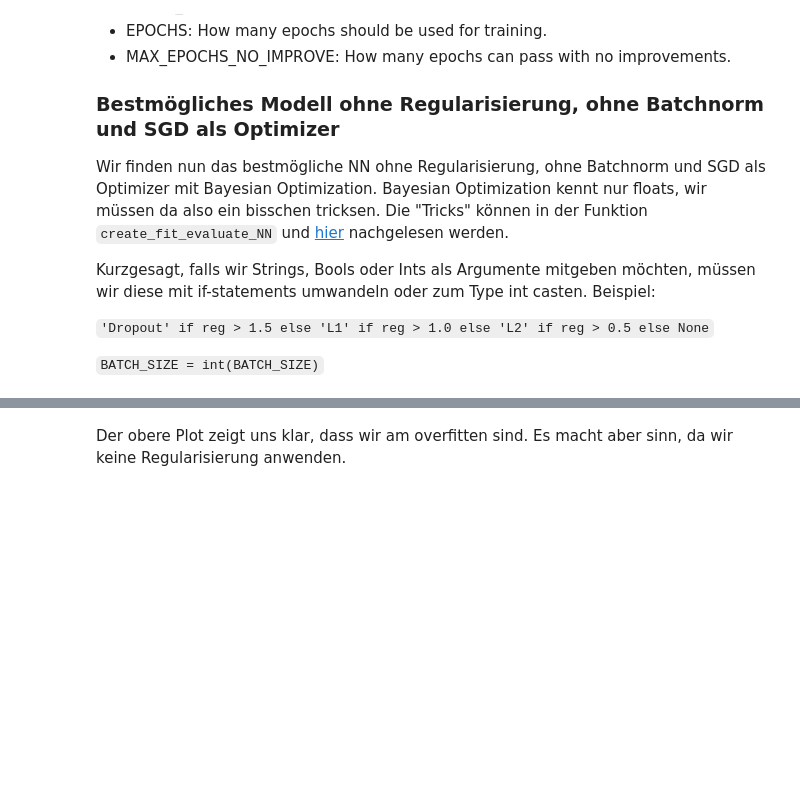
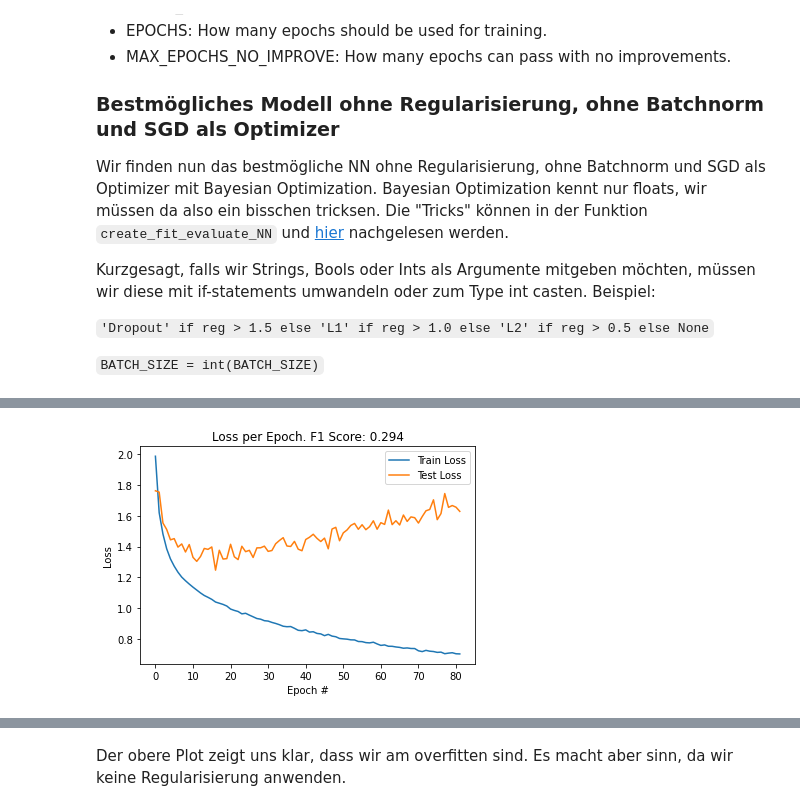
Before and after one commit to kenfus/del-immoobjekte-klassifizierung, a Jupyter notebook: main.ipynb, the cells around one changed output, grey strips where cells are left out. Cells and saved outputs as stored; diff of their text form; code cells hidden in the pictures; blank space fills up the shorter version.

```diff
--- a/main.ipynb
+++ b/main.ipynb
@@ -348,8 +338,8 @@ def calc_nr_neuros(X, output_neurons, alpha=2):
 # Parameter for the model
 input_dim = prepro.X_train.shape[1]
 output_dim = len(y_test_le.unique())
-min_neur = calc_nr_neuros(prepro.X_train, output_dim, 10)
-max_neur = calc_nr_neuros(prepro.X_train, output_dim, 2)
+min_neur = calc_nr_neuros(prepro.X_train, output_dim, 4.0)
+max_neur = calc_nr_neuros(prepro.X_train, output_dim, 1.5)
 
 # Epoch Parameters:
 MAX_EPOCHS = 100
@@ -713,3 +701,3 @@ KeyError: 'F1 Score'
 # %%
 # Retrain to get the stats:
-f1_score, model, aggregated_losses, test_losses = create_fit_evaluate_NN(**optimizer.max['params'], return_all=True)
+f1_score, model, train_losses, test_losses, test_scores = create_fit_evaluate_NN(**optimizer.max['params'], return_all=True)
@@ -716,8 +706,10 @@ f1_score, model, aggregated_losses, test_losses = create_fit_evaluate_NN(**optim
 # %%
-plt.plot([tensor_.cpu().detach().numpy() for tensor_ in aggregated_losses], label='Train Loss')
+plt.plot([tensor_.cpu().detach().numpy() for tensor_ in train_losses], label='Train Loss')
 plt.plot([tensor_.cpu().detach().numpy() for tensor_ in test_losses], label='Test Loss')
 plt.xlabel('Epoch #')
 plt.ylabel('Loss')
 plt.title('Loss per Epoch. F1 Score: {:.3f}'.format(f1_score))
 plt.legend(loc='best')
 plt.show()
+# %% [output]
+[figure, added]
```
Also changed, not shown: parts of 14 cells of this notebook.
